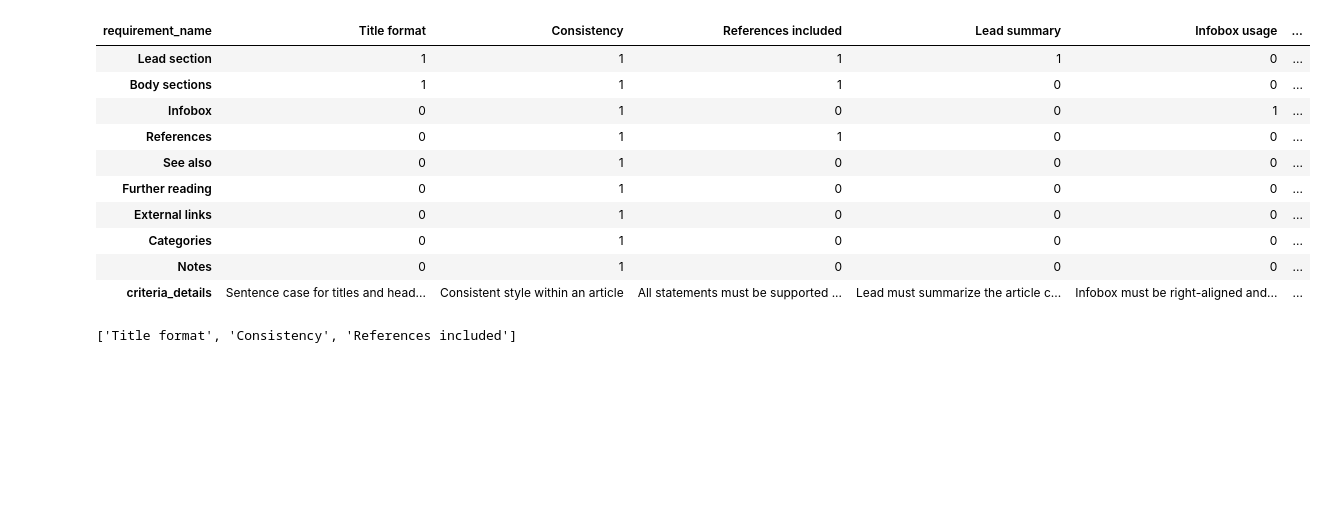
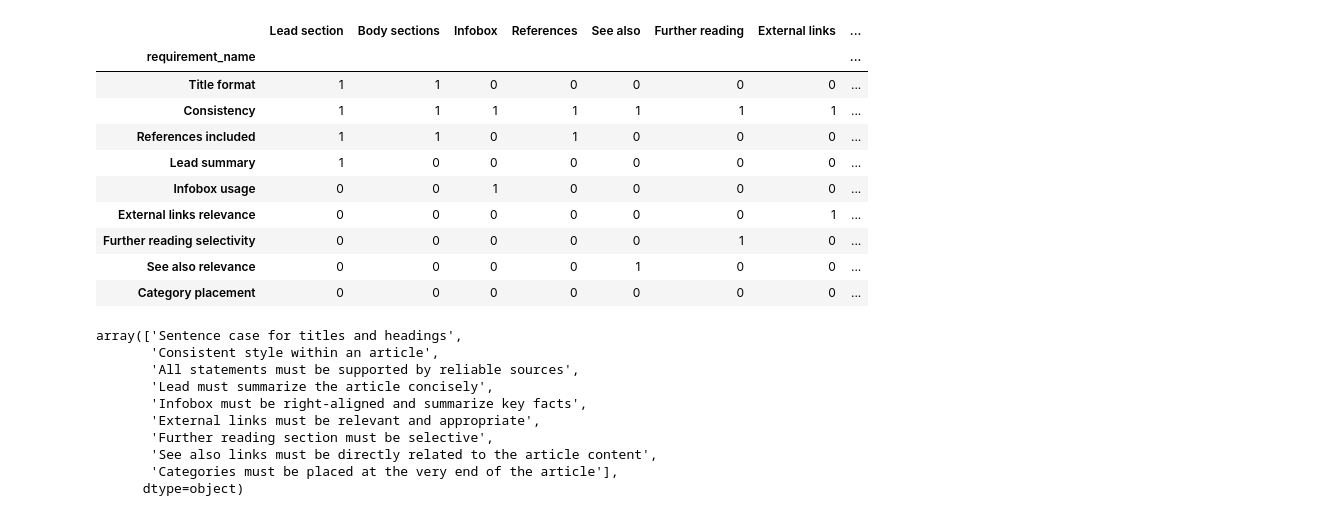
Before and after one commit to mzargham/wiki-demo, a Jupyter notebook: evalutators/lab.ipynb, the cells around one changed output. Cells and saved outputs as stored; diff of their text form; code cells hidden in the pictures; blank space fills up the shorter version.

```diff
--- a/evalutators/lab.ipynb
+++ b/evalutators/lab.ipynb
@@ -82,14 +92,14 @@ criteria = joined_df.iloc[-1]
 # %%
-joined_df
+joined_df.T
 # %% [output]
-| requirement_name | Title format | Consistency | References included | Lead summary | Infobox usage | ... |
-| Lead section | 1 | 1 | 1 | 1 | 0 | ... |
-| Body sections | 1 | 1 | 1 | 0 | 0 | ... |
-| Infobox | 0 | 1 | 0 | 0 | 1 | ... |
-| References | 0 | 1 | 1 | 0 | 0 | ... |
-| See also | 0 | 1 | 0 | 0 | 0 | ... |
-| Further reading | 0 | 1 | 0 | 0 | 0 | ... |
-| External links | 0 | 1 | 0 | 0 | 0 | ... |
-| Categories | 0 | 1 | 0 | 0 | 0 | ... |
-| Notes | 0 | 1 | 0 | 0 | 0 | ... |
-| criteria_details | Sentence case for titles and head... | Consistent style within an article | All statements must be supported ... | Lead must summarize the article c... | Infobox must be right-aligned and... | ... |
+|  | Lead section | Body sections | Infobox | References | See also | Further reading | External links | ... |
+| requirement_name |  |  |  |  |  |  |  | ... |
+| Title format | 1 | 1 | 0 | 0 | 0 | 0 | 0 | ... |
+| Consistency | 1 | 1 | 1 | 1 | 1 | 1 | 1 | ... |
+| References included | 1 | 1 | 0 | 1 | 0 | 0 | 0 | ... |
+| Lead summary | 1 | 0 | 0 | 0 | 0 | 0 | 0 | ... |
+| Infobox usage | 0 | 0 | 1 | 0 | 0 | 0 | 0 | ... |
+| External links relevance | 0 | 0 | 0 | 0 | 0 | 0 | 1 | ... |
+| Further reading selectivity | 0 | 0 | 0 | 0 | 0 | 1 | 0 | ... |
+| See also relevance | 0 | 0 | 0 | 0 | 1 | 0 | 0 | ... |
+| Category placement | 0 | 0 | 0 | 0 | 0 | 0 | 0 | ... |
@@ -103,4 +105,0 @@ def get_requirements_list(requirement_name):
-# %%
-get_requirements_list("Body sections")
-# %% [output]
-['Title format', 'Consistency', 'References included']
@@ -106,0 +108,13 @@ get_requirements_list("Body sections")
+# %%
+criteria.values
+# %% [output]
+array(['Sentence case for titles and headings',
+       'Consistent style within an article',
+       'All statements must be supported by reliable sources',
+       'Lead must summarize the article concisely',
+       'Infobox must be right-aligned and summarize key facts',
+       'External links must be relevant and appropriate',
+       'Further reading section must be selective',
+       'See also links must be directly related to the article content',
+       'Categories must be placed at the very end of the article'],
+      dtype=object)
```
Also changed, not shown: parts of 38 cells of this notebook, 1 other file.
